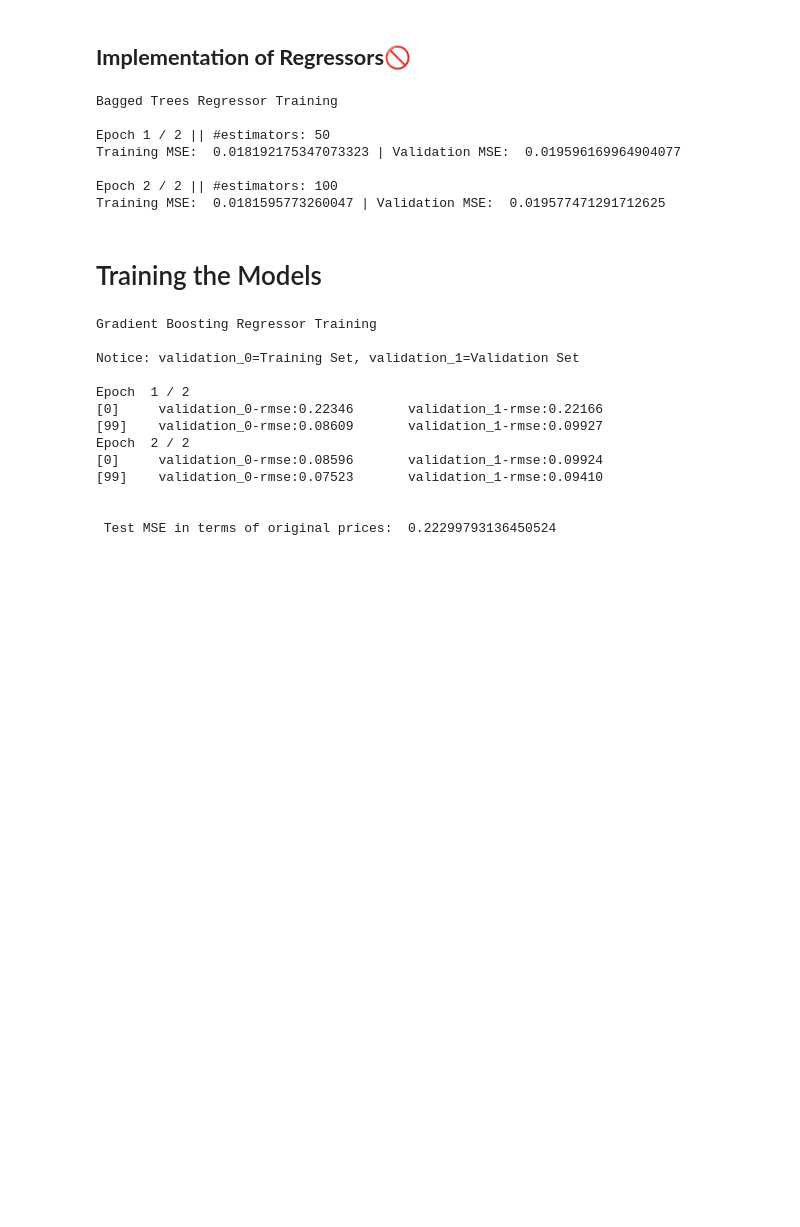
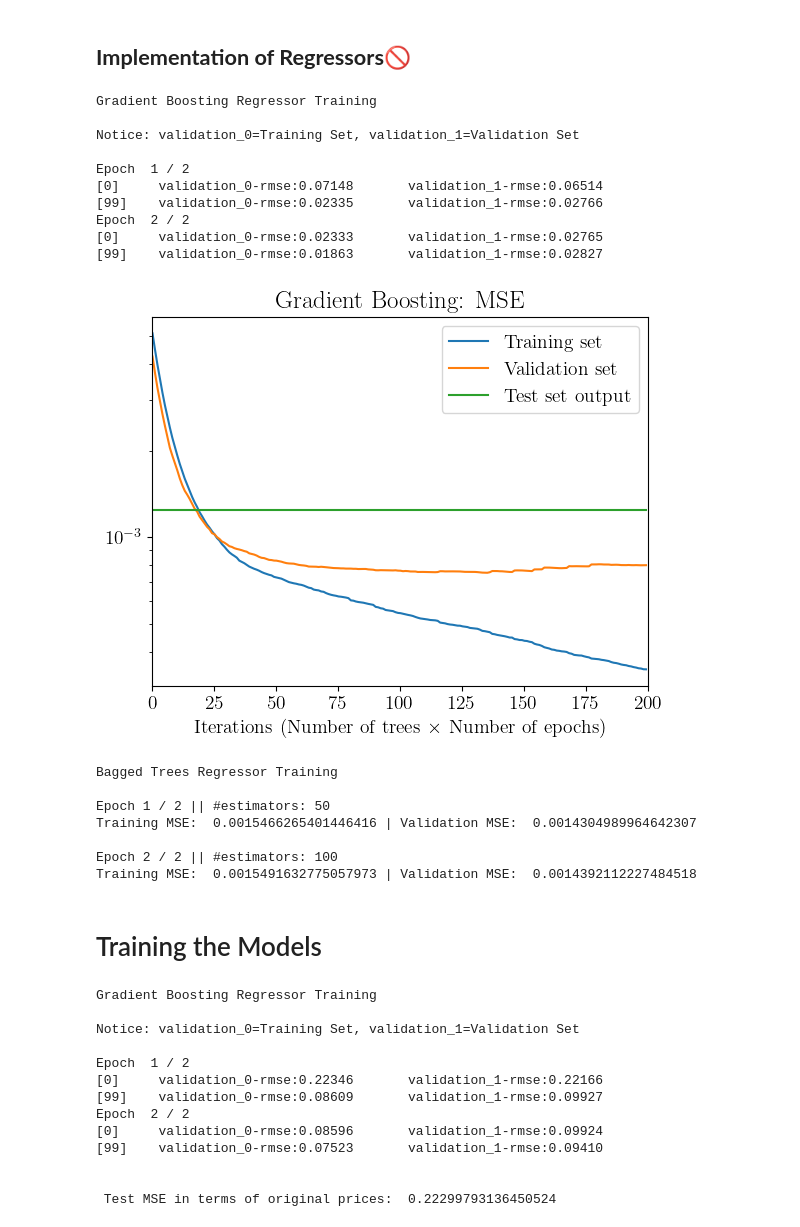
Before and after one commit to eyalgur1/Machine_Learning_Techniques, a Jupyter notebook: RegressionComparison.ipynb, the cells around one changed output. Saved outputs shown, nothing was run; the diff lists cells and outputs as text; code cells hidden in the pictures; blank space fills up the shorter version.

```diff
--- a/RegressionComparison.ipynb
+++ b/RegressionComparison.ipynb
@@ -12,12 +12,25 @@ from IPython.display import Latex
 import sklearn
 import sklearn.ensemble
 import sklearn.tree
+import sklearn.datasets
 from sklearn.model_selection import train_test_split
 from sklearn.metrics import mean_squared_error
 import torch
 import torch.nn as nn
 import xgboost as xgb
 import importlib
+plt.rcParams.update({
+    "text.usetex": True,             # Use LaTeX for all text
+    "font.family": "serif",          # Use serif fonts
+    "font.serif": ["Computer Modern Roman"],  # Use Computer Modern Roman font
+    "text.latex.preamble": r"\usepackage{amsmath}",  # Load additional packages
+    "font.size": 16,                 # Default font size
+    "axes.titlesize": 18,            # Title font size
+    "axes.labelsize": 14,            # Axis labels font size
+    "xtick.labelsize": 14,           # X-tick labels font size
+    "ytick.labelsize": 14,           # Y-tick labels font size
+    "legend.fontsize": 14
+})
 
 #from google.colab import drive
 #drive.mount("/content/drive/")
@@ -163,39 +188,73 @@ def neuralNetReg(input_dim, hidden_dim, output_dim, lr):
     return model, criterion, optimizer
 # %%
 #@title *Gradient Boosting Trainer*
-def gradBoostRegTrain(data_train, data_val, num_epochs, n_estimators, lr, max_depth):
+def gradBoostRegTrain(data_train, data_val, data_test, num_epochs, n_estimators, lr, max_depth):
 
     gradBoost = xgb.XGBRegressor(objective='reg:squarederror', n_estimators = n_estimators,
                                  learning_rate = lr, max_depth = max_depth, eval_metric = ['rmse'])
 
     X_train = data_train['feature_train'];  y_train = data_train['target_train']
+    X_test = data_test['feature_test'];  y_test = data_test['target_test']
     eval_set = [(X_train, y_train), (data_val['feature_val'], data_val['target_val'])]
     verbosity = gradBoost.n_estimators
-    results = {'train_mse':np.array([]), 'val_mse':np.array([])}
+    results = {'mse_train':np.array([]), 'mse_val':np.array([]), 'mse_test':0}
 
     print("\033[4mGradient Boosting Regressor Training\033[0m", '\n')
     print("Notice: validation_0=Training Set, validation_1=Validation Set", '\n')
 
 
     # Training loop
     for epoch in range(num_epochs):
         print('Epoch ', str(epoch+1), '/', str(num_epochs))
         if epoch == 0:  # first epoch
             gradBoost.fit(X_train, y_train, eval_set=eval_set, verbose=verbosity)
             # eval_set: the data on which to track metric evaluation; can also be set as eval_set=[(X_train, y_train)]; eval_set is not used for training
             # verbose: integer specifying the intervals of trees to specify metrics for (out of n_estimators in total)
         else:
             gradBoost.fit(X_train, y_train, eval_set=eval_set, verbose=verbosity, xgb_model=gradBoost.get_booster())
             # after the first epoch, we use the previous fitted model as starting point with the command xgb_model=xgb_model.get_booster()
 
 
         # Save MSE for later plotting
+        results_epoch = gradBoost.evals_result()
+        results['mse_train'] = np.append(results['mse_train'], np.array(results_epoch['validation_0']['rmse'])**2)
+        results['mse_val'] = np.append(results['mse_val'], np.array(results_epoch['validation_1']['rmse'])**2)
 
-        results_epoch = gradBoost.evals_result()
-        results['train_mse'] = np.append(results['train_mse'], np.array(results_epoch['validation_0']['rmse'])**2)
-        results['valid_mse'] = np.append(results['valid_mse'], np.array(results_epoch['validation_1']['rmse'])**2)
+    y_pred = gradBoost.predict(X_test).ravel()
+    results['mse_test'] = mean_squared_error(y_test, y_pred)
 
     return gradBoost, results
+
+
+def gradBoostPlot(gradBoost, results):
+    # Training and validation sets
+    plt.semilogy(results['mse_train'])  # the training set
+    plt.semilogy(results['mse_val'])  # the validation set
+    plt.title('Gradient Boosting: MSE')
+    plt.xlabel(r'Iterations (Number of trees $\times$ Number of epochs)')
+    plt.legend(['Training set','Validation set'])
+    xlim = gradBoost.n_estimators*num_epochs
+    plt.xlim([0, xlim])
+
+    # Test set prediction
+    plt.semilogy(np.ones((xlim, 1))*results['mse_test'])
+    plt.legend(['Training set', 'Validation set', 'Test set output'])
+    plt.show()
+
+gradBoost, results = gradBoostRegTrain(data_train, data_val, data_test, num_epochs, n_estimators_GB, lr_GB, max_depth_GB)
+gradBoostPlot(gradBoost, results)
+# %% [output]
+Gradient Boosting Regressor Training
+
+Notice: validation_0=Training Set, validation_1=Validation Set
+
+Epoch  1 / 2
+[0]     validation_0-rmse:0.07148       validation_1-rmse:0.06514
+[99]    validation_0-rmse:0.02335       validation_1-rmse:0.02766
+Epoch  2 / 2
+[0]     validation_0-rmse:0.02333       validation_1-rmse:0.02765
+[99]    validation_0-rmse:0.01863       validation_1-rmse:0.02827
+[figure, added]
 # %%
 #@title *Bagged Trees Trainer*
 
@@ -234,7 +293,7 @@ baggedTrees, results = baggedTreesRegTrain(data_train, data_val, num_epochs, max
 Bagged Trees Regressor Training
 
 Epoch 1 / 2 || #estimators: 50
-Training MSE:  0.018192175347073323 | Validation MSE:  0.019596169964904077
+Training MSE:  0.0015466265401446416 | Validation MSE:  0.0014304989964642307
 
 Epoch 2 / 2 || #estimators: 100
-Training MSE:  0.0181595773260047 | Validation MSE:  0.019577471291712625
+Training MSE:  0.0015491632775057973 | Validation MSE:  0.0014392112227484518
```
Also changed, not shown: parts of 5 cells of this notebook.
